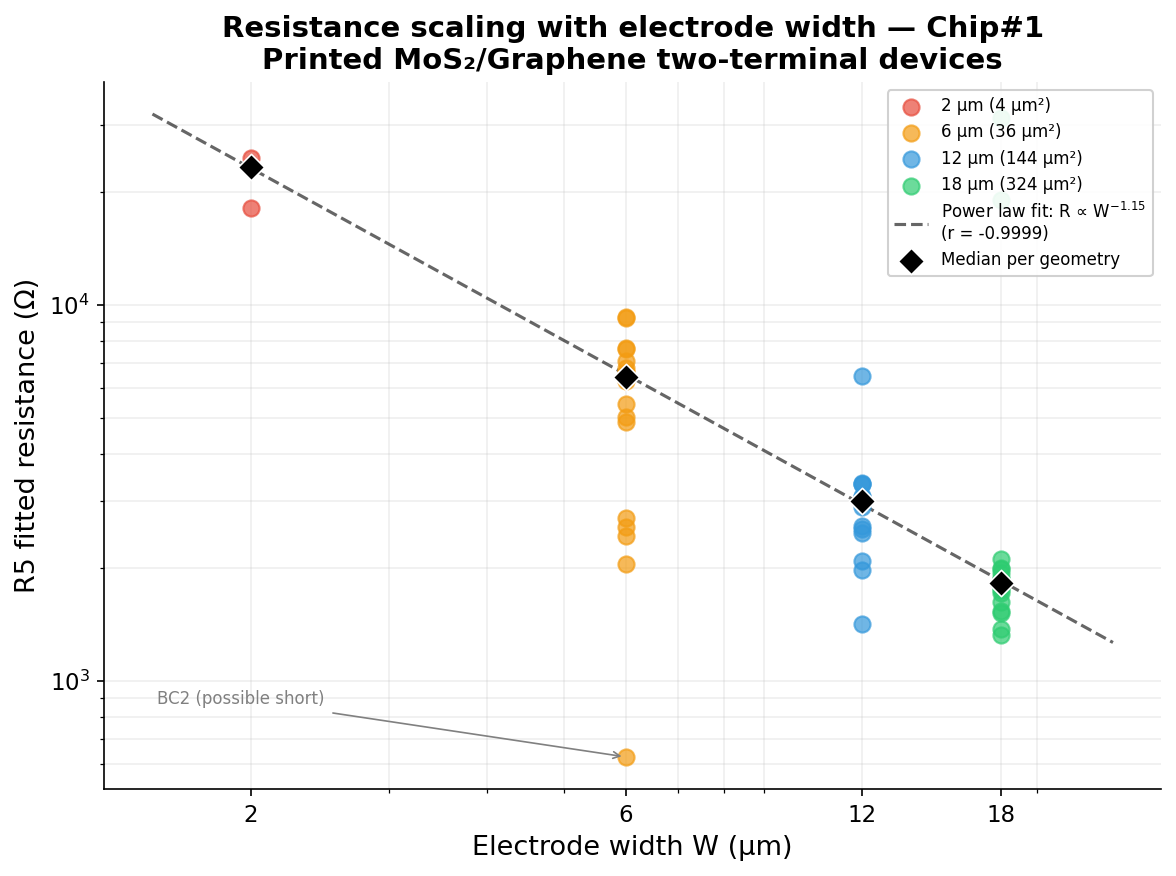
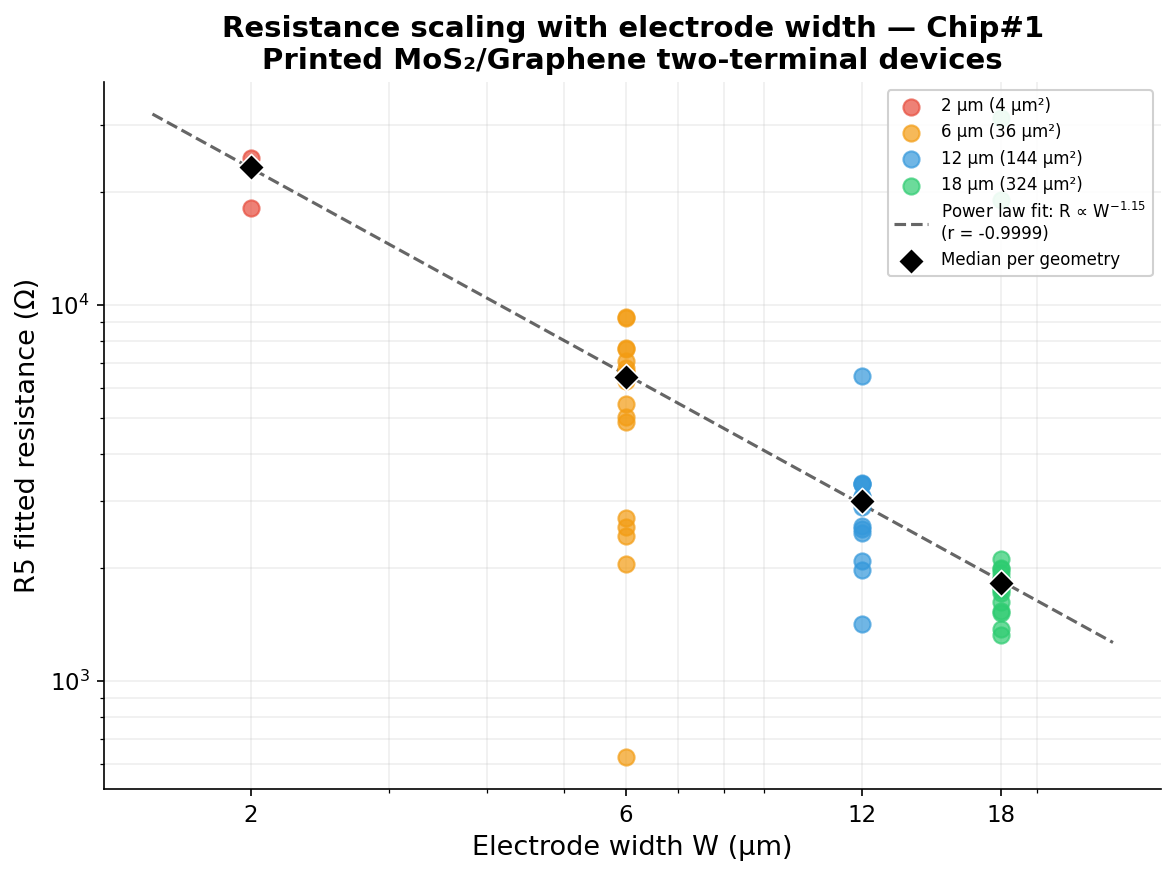
Code edit (unified diff) that turned the first committed figure into the second:
--- before
+++ after
@@ -29,13 +29,4 @@
                label=geo_labels[w])
 
-# Flag named anomaly
-row_bc2 = clean[clean['devID'] == 'BC2']
-if len(row_bc2):
-    ax.annotate('BC2 (possible short)',
-        xy=(row_bc2['width'].values[0], row_bc2['R5'].values[0]), xycoords='data',
-        xytext=(0.05, 0.12), textcoords='axes fraction',
-        fontsize=8, color='gray', ha='left',
-        arrowprops=dict(arrowstyle='->', color='gray', lw=0.8))
-
 # Power law fit line
 w_fit = np.logspace(np.log10(1.5), np.log10(25), 100)

Commit: Remove BC2 annotation from fig_07b, move device notes to caption